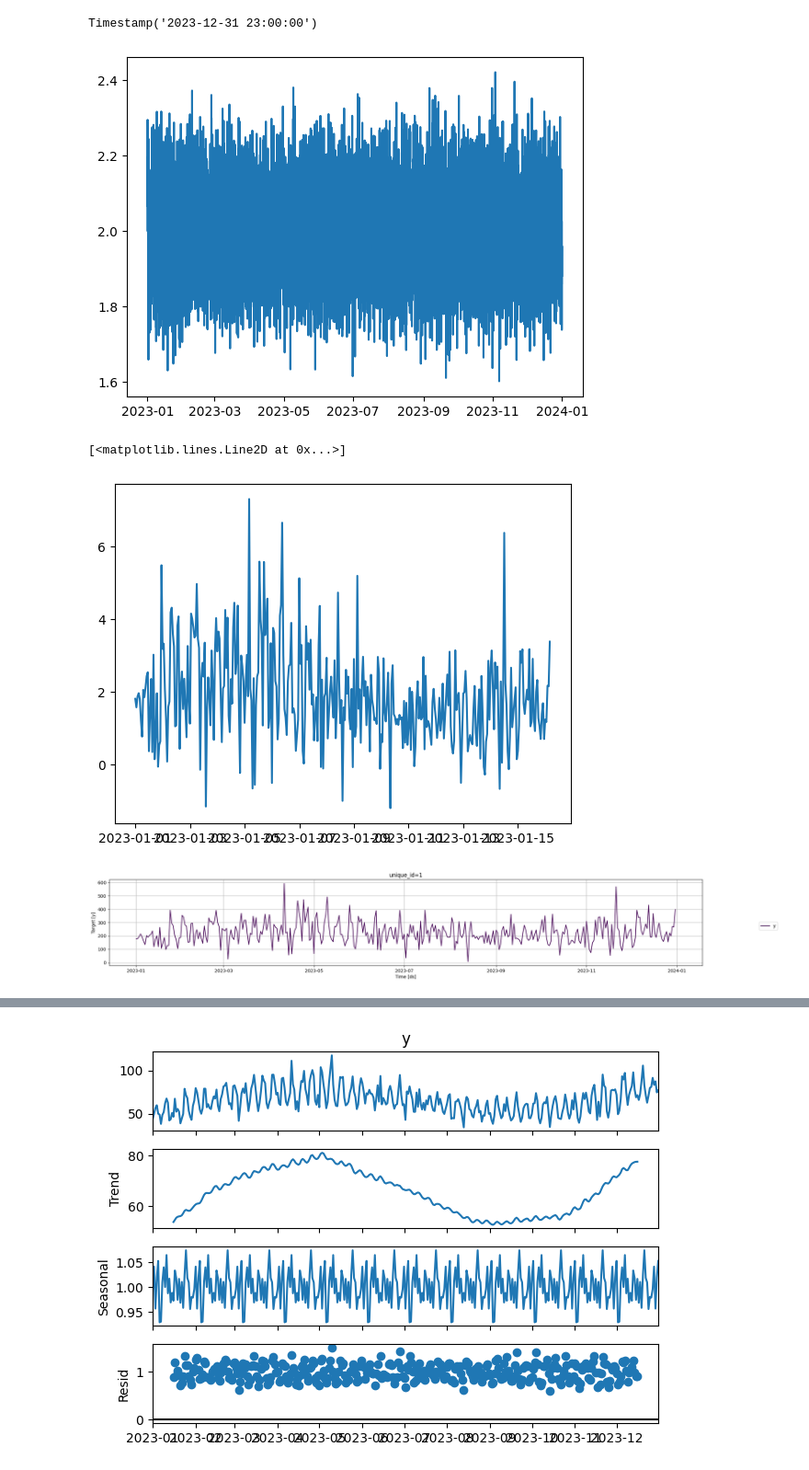
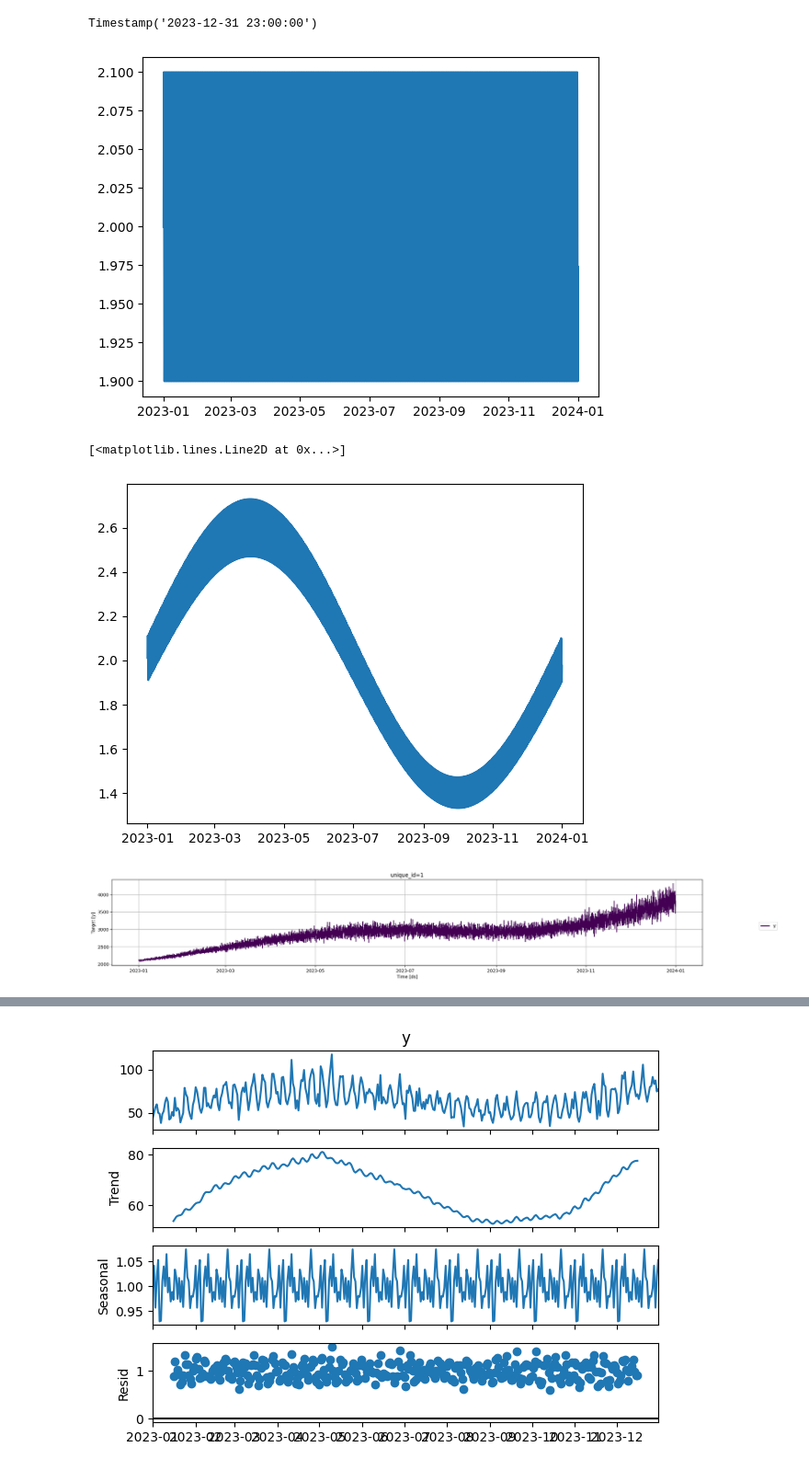
Before and after one commit to uvamsi76/Power_Consumption_prediction_timeseries, a Jupyter notebook: learn.ipynb, the cells around one changed output, grey strips where cells are left out. Shown at 92% size. Drawn from its saved outputs; the diff is of its cells as text; code cells hidden in the pictures.

```diff
--- a/learn.ipynb
+++ b/learn.ipynb
@@ -15,9 +15,9 @@ date_range = pd.date_range(start='2023-01-01', periods=n_days, freq='D')
 date_range_hr = pd.date_range(start='2023-01-01', periods=n_hrs, freq='h')
 
 # Define seasonal components
-daily_seasonality = 1 + 0.1 * np.sin(2 * np.pi * date_range_hr.hour / 24)+1 + 0.1 * np.random.normal(0, 1, n_hrs)
-weekly_seasonality = 1 + 0.2 * np.sin(2 * np.pi * date_range_hr.weekday / 7)+0.5 * np.random.normal(0, 1, n_hrs)
-monthly_seasonality = 1 + 0.3 * np.sin(2 * np.pi * date_range_hr.dayofyear / 365)+0.2 * np.random.normal(0, 1, n_hrs)
+daily_seasonality = 1 + 0.1 * np.sin(2 * np.pi * date_range_hr.hour / 24)+1
+# weekly_seasonality = 1 + 0.2 * np.sin(2 * np.pi * date_range_hr.weekday / 7)
+monthly_seasonality = 1 + 0.3 * np.sin(2 * np.pi * date_range_hr.dayofyear / 365)
 
 # Define a trend component
 trend = 50 + 0.1 * np.arange(n_hrs)
@@ -31,22 +35,22 @@ date_range_hr[-1]
 Timestamp('2023-12-31 23:00:00')
 # %%
 plt.plot(date_range_hr, daily_seasonality, label='Daily seasonality')
-effective_seasonality = daily_seasonality * weekly_seasonality * monthly_seasonality
+effective_seasonality = daily_seasonality  * monthly_seasonality
 # %% [output]
-[figure, old version]
+[figure, new version]
 # %%
 plt.plot(date_range_hr, effective_seasonality, label='Effective seasonality')
 # %% [output]
 [<matplotlib.lines.Line2D at 0x...>]
-[figure, old version]
+[figure, new version]
 # %%
 
 # Combine seasonal components and add some noise
-data = trend * daily_seasonality * weekly_seasonality * monthly_seasonality * (1 + 0.1 * np.random.normal(0, 1, n_days))+100
-
+data = trend * daily_seasonality  * monthly_seasonality * (1 + 0.1 * np.random.normal(0, 1, n_hrs))+2000
+data_sess = trend * (1 + 0.1 * np.random.normal(0, 1, n_hrs))+2000
 # Create a DataFrame
-df = pd.DataFrame({'ds': date_range, 'y': data , 'unique_id': 1})
-
+df = pd.DataFrame({'ds': date_range_hr, 'y': data , 'unique_id': 1})
+df2= pd.DataFrame({'ds': date_range_hr, 'y': data_sess , 'unique_id': 2})
 plot_series(df)
 # %% [output]
-[figure, old version]
+[figure, new version]
```
Also changed, not shown: parts of 5 cells of this notebook, 11 other files.
